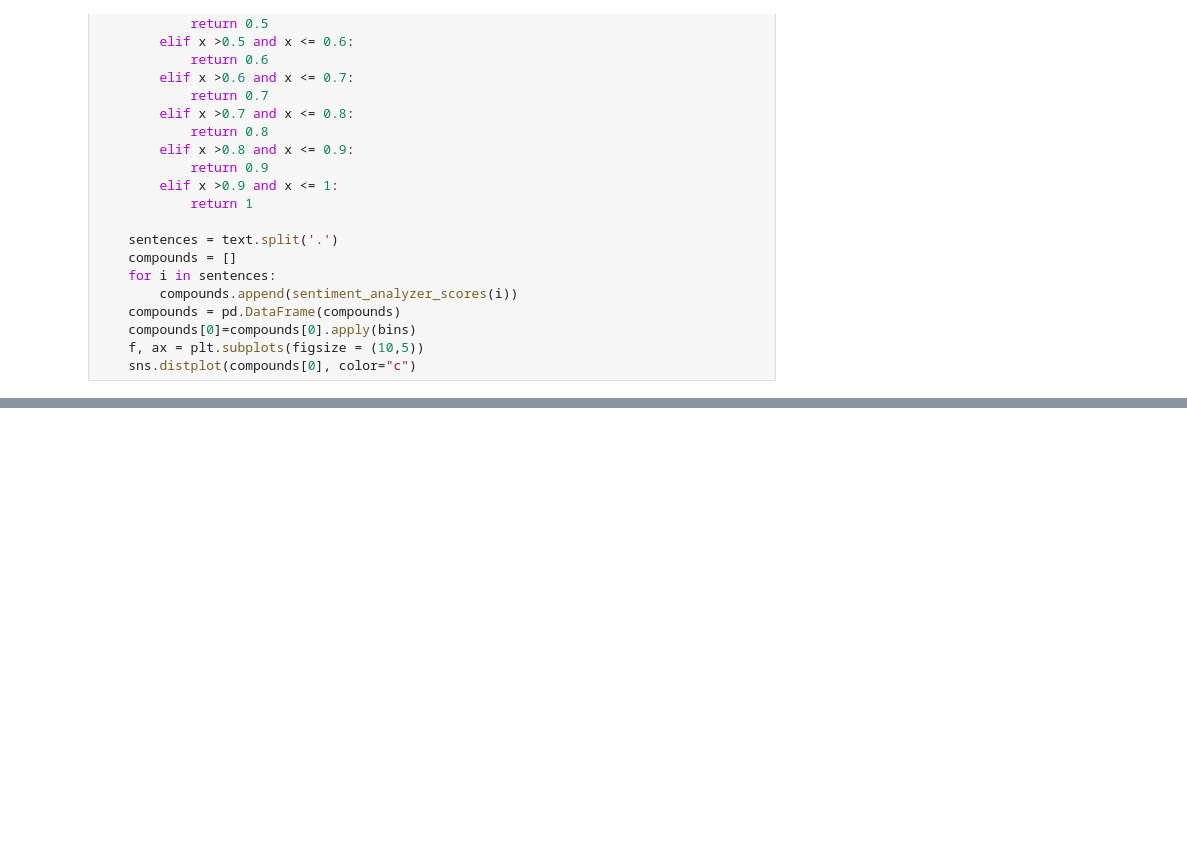
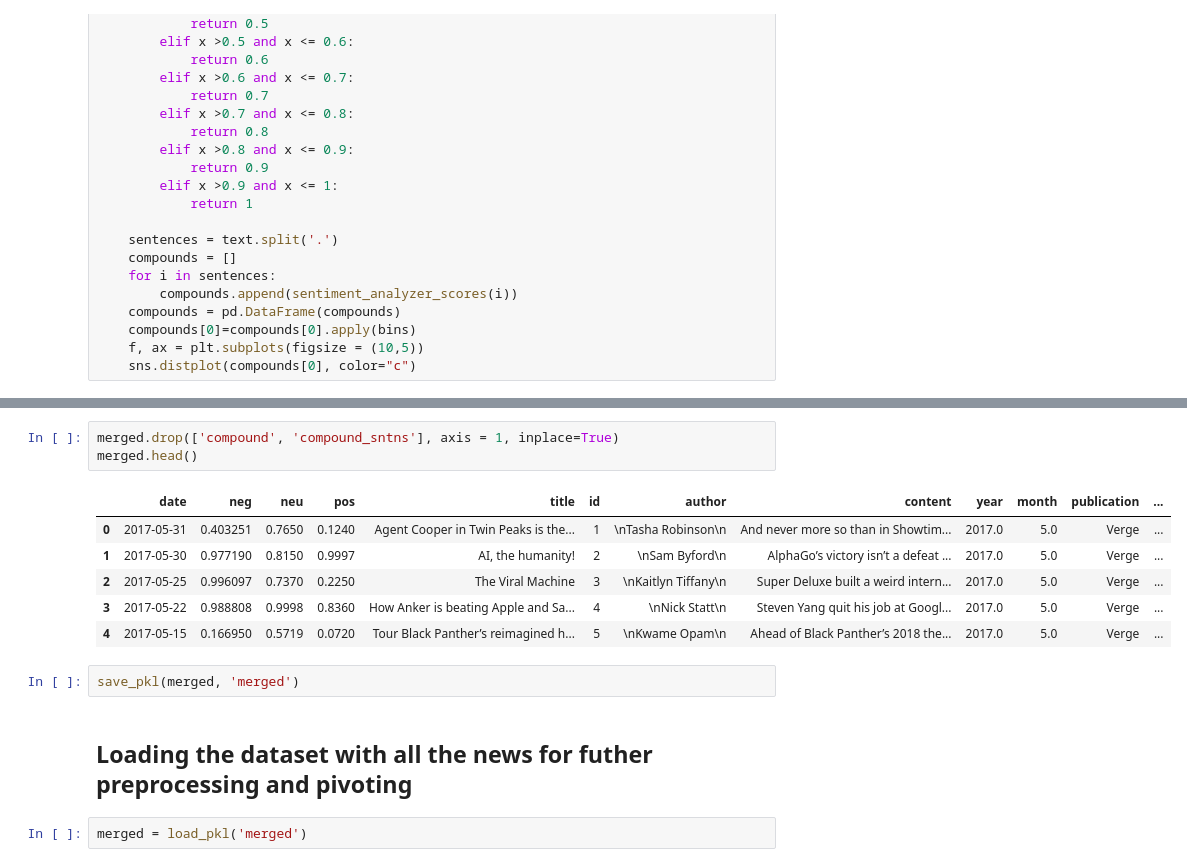
Before and after one commit to fjosp/DL_project, a Jupyter notebook: news_analysis.ipynb, the cells around one changed output, grey strips where cells are left out. Cells and saved outputs as stored; diff of their text form; blank space fills up the shorter version.

```diff
--- a/news_analysis.ipynb
+++ b/news_analysis.ipynb
@@ -236,0 +362,16 @@ for i in range(20):
+# %%
+merged.drop(['compound', 'compound_sntns'], axis = 1, inplace=True)
+merged.head()
+# %% [output]
+|  | date | neg | neu | pos | title | id | author | content | year | month | publication | ... |
+| 0 | 2017-05-31 | 0.403251 | 0.7650 | 0.1240 | Agent Cooper in Twin Peaks is the... | 1 | \nTasha Robinson\n | And never more so than in Showtim... | 2017.0 | 5.0 | Verge | ... |
+| 1 | 2017-05-30 | 0.977190 | 0.8150 | 0.9997 | AI, the humanity! | 2 | \nSam Byford\n | AlphaGo’s victory isn’t a defeat ... | 2017.0 | 5.0 | Verge | ... |
+| 2 | 2017-05-25 | 0.996097 | 0.7370 | 0.2250 | The Viral Machine | 3 | \nKaitlyn Tiffany\n | Super Deluxe built a weird intern... | 2017.0 | 5.0 | Verge | ... |
+| 3 | 2017-05-22 | 0.988808 | 0.9998 | 0.8360 | How Anker is beating Apple and Sa... | 4 | \nNick Statt\n | Steven Yang quit his job at Googl... | 2017.0 | 5.0 | Verge | ... |
+| 4 | 2017-05-15 | 0.166950 | 0.5719 | 0.0720 | Tour Black Panther’s reimagined h... | 5 | \nKwame Opam\n | Ahead of Black Panther’s 2018 the... | 2017.0 | 5.0 | Verge | ... |
+# %%
+save_pkl(merged, 'merged')
+# %% [markdown]
+## Loading the dataset with all the news for futher preprocessing and pivoting
+# %%
+merged = load_pkl('merged')
```
Also changed, not shown: parts of 17 cells of this notebook.
